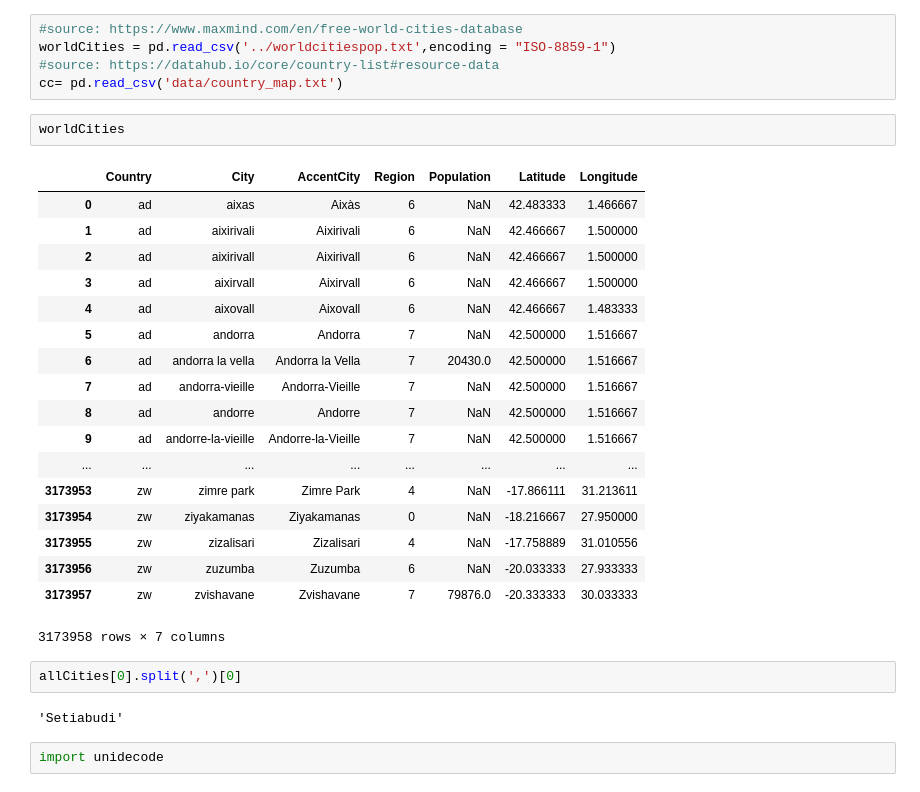
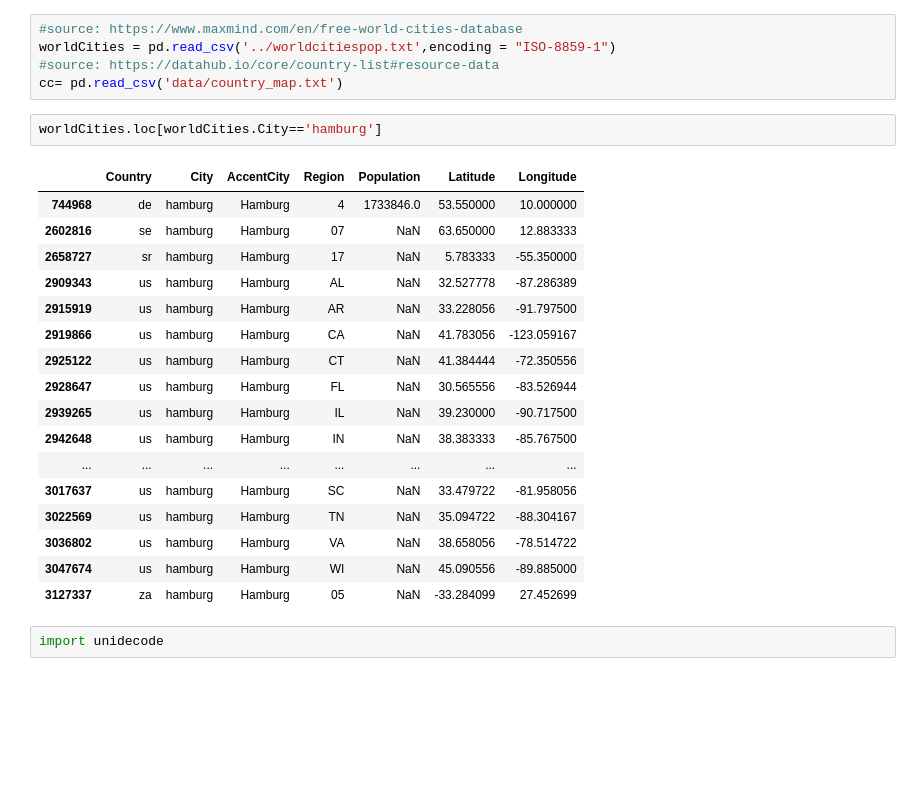
Before and after one commit to eikekutz/SocialGraphFinalProject, a Jupyter notebook: Part2-GeographicalNetwork_preprocess.ipynb, the cells around one changed output. Cells and saved outputs as stored; diff of their text form; blank space fills up the shorter version.

```diff
--- a/Part2-GeographicalNetwork_preprocess.ipynb
+++ b/Part2-GeographicalNetwork_preprocess.ipynb
@@ -103,31 +103,26 @@ allCities
 worldCities = pd.read_csv('../worldcitiespop.txt',encoding = "ISO-8859-1")
 #source: https://datahub.io/core/country-list#resource-data
 cc= pd.read_csv('data/country_map.txt')
-# %%
-worldCities
-# %% [output]
-|  | Country | City | AccentCity | Region | Population | Latitude | Longitude |
-| 0 | ad | aixas | Aixàs | 6 | NaN | 42.483333 | 1.466667 |
-| 1 | ad | aixirivali | Aixirivali | 6 | NaN | 42.466667 | 1.500000 |
-| 2 | ad | aixirivall | Aixirivall | 6 | NaN | 42.466667 | 1.500000 |
-| 3 | ad | aixirvall | Aixirvall | 6 | NaN | 42.466667 | 1.500000 |
-| 4 | ad | aixovall | Aixovall | 6 | NaN | 42.466667 | 1.483333 |
-| 5 | ad | andorra | Andorra | 7 | NaN | 42.500000 | 1.516667 |
-| 6 | ad | andorra la vella | Andorra la Vella | 7 | 20430.0 | 42.500000 | 1.516667 |
-| 7 | ad | andorra-vieille | Andorra-Vieille | 7 | NaN | 42.500000 | 1.516667 |
-| 8 | ad | andorre | Andorre | 7 | NaN | 42.500000 | 1.516667 |
-| 9 | ad | andorre-la-vieille | Andorre-la-Vieille | 7 | NaN | 42.500000 | 1.516667 |
-| ... | ... | ... | ... | ... | ... | ... | ... |
-| 3173953 | zw | zimre park | Zimre Park | 4 | NaN | -17.866111 | 31.213611 |
-| 3173954 | zw | ziyakamanas | Ziyakamanas | 0 | NaN | -18.216667 | 27.950000 |
-| 3173955 | zw | zizalisari | Zizalisari | 4 | NaN | -17.758889 | 31.010556 |
-| 3173956 | zw | zuzumba | Zuzumba | 6 | NaN | -20.033333 | 27.933333 |
-| 3173957 | zw | zvishavane | Zvishavane | 7 | 79876.0 | -20.333333 | 30.033333 |
-3173958 rows × 7 columns
-# %%
-allCities[0].split(',')[0]
-# %% [output]
-'Setiabudi'
+# %%
+worldCities.loc[worldCities.City=='hamburg']
+# %% [output]
+|  | Country | City | AccentCity | Region | Population | Latitude | Longitude |
+| 744968 | de | hamburg | Hamburg | 4 | 1733846.0 | 53.550000 | 10.000000 |
+| 2602816 | se | hamburg | Hamburg | 07 | NaN | 63.650000 | 12.883333 |
+| 2658727 | sr | hamburg | Hamburg | 17 | NaN | 5.783333 | -55.350000 |
+| 2909343 | us | hamburg | Hamburg | AL | NaN | 32.527778 | -87.286389 |
+| 2915919 | us | hamburg | Hamburg | AR | NaN | 33.228056 | -91.797500 |
+| 2919866 | us | hamburg | Hamburg | CA | NaN | 41.783056 | -123.059167 |
+| 2925122 | us | hamburg | Hamburg | CT | NaN | 41.384444 | -72.350556 |
+| 2928647 | us | hamburg | Hamburg | FL | NaN | 30.565556 | -83.526944 |
+| 2939265 | us | hamburg | Hamburg | IL | NaN | 39.230000 | -90.717500 |
+| 2942648 | us | hamburg | Hamburg | IN | NaN | 38.383333 | -85.767500 |
+| ... | ... | ... | ... | ... | ... | ... | ... |
+| 3017637 | us | hamburg | Hamburg | SC | NaN | 33.479722 | -81.958056 |
+| 3022569 | us | hamburg | Hamburg | TN | NaN | 35.094722 | -88.304167 |
+| 3036802 | us | hamburg | Hamburg | VA | NaN | 38.658056 | -78.514722 |
+| 3047674 | us | hamburg | Hamburg | WI | NaN | 45.090556 | -89.885000 |
+| 3127337 | za | hamburg | Hamburg | 05 | NaN | -33.284099 | 27.452699 |
 # %%
 import unidecode
 # %%
```
Also changed, not shown: 8 other files.
